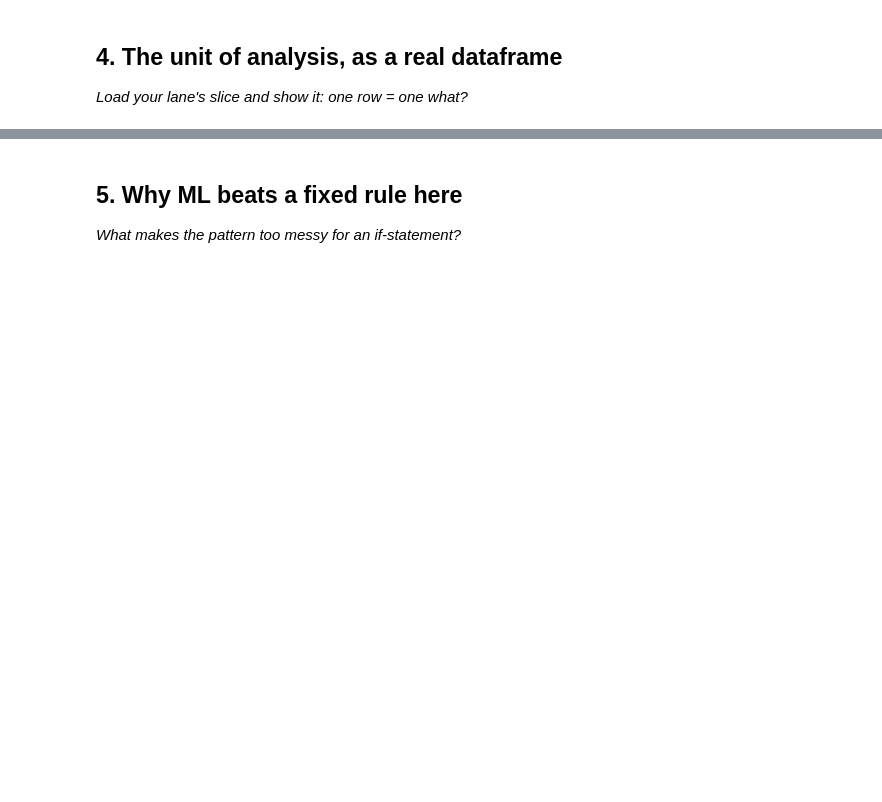
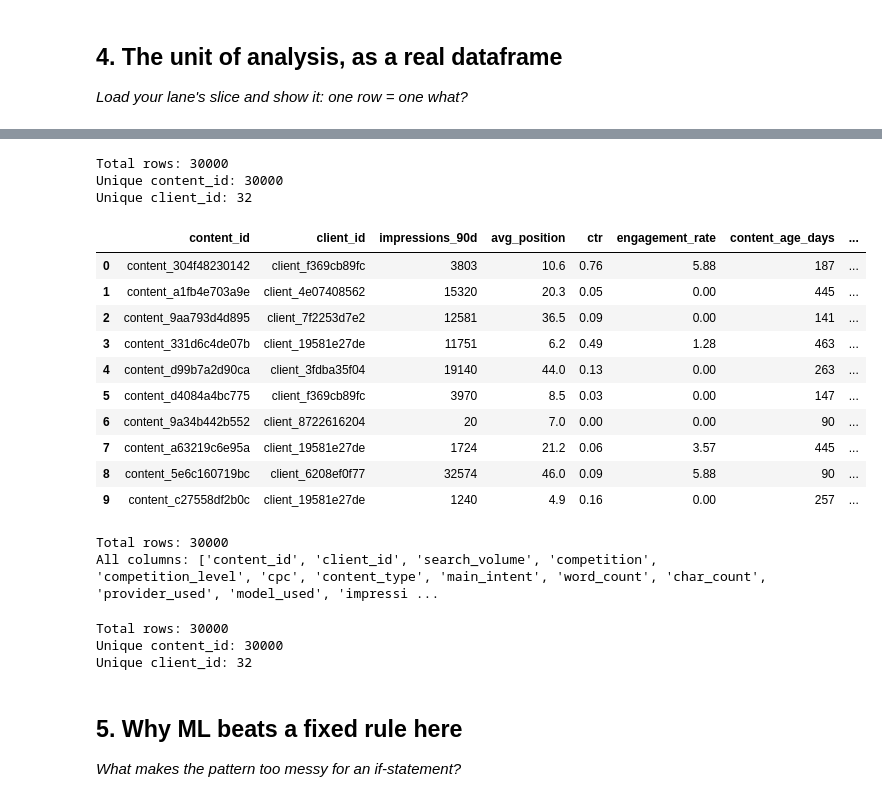
Before and after one commit to KhadijaHussnainMLEngineer/MLPipeline_MachineLearningFlyRankAI, a Jupyter notebook: work/notebooks/w02_ml_task_framing.ipynb, the cells around one changed output, grey strips where cells are left out. Cells and saved outputs as stored; diff of their text form; code cells hidden in the pictures; blank space fills up the shorter version.

```diff
--- a/work/notebooks/w02_ml_task_framing.ipynb
+++ b/work/notebooks/w02_ml_task_framing.ipynb
@@ -121,6 +236,40 @@ Name: count, dtype: int64
 # %%
-# This cell is for CODE (numbers, a query, a check).
-# Write your text answer in the cell ABOVE this one — typing sentences here breaks Run All.
+# Verify the unit of analysis
+print("Total rows:", len(df))
+print("Unique content_id:", df["content_id"].nunique())
+print("Unique client_id:", df["client_id"].nunique())
+
+# Show the actual dataframe as proof
+df[["content_id", "client_id", "impressions_90d", "avg_position", "ctr", "engagement_rate", "content_age_days", "word_count"]].head(10)
+# %% [output]
+Total rows: 30000
+Unique content_id: 30000
+Unique client_id: 32
+|  | content_id | client_id | impressions_90d | avg_position | ctr | engagement_rate | content_age_days | ... |
+| 0 | content_304f48230142 | client_f369cb89fc | 3803 | 10.6 | 0.76 | 5.88 | 187 | ... |
+| 1 | content_a1fb4e703a9e | client_4e07408562 | 15320 | 20.3 | 0.05 | 0.00 | 445 | ... |
+| 2 | content_9aa793d4d895 | client_7f2253d7e2 | 12581 | 36.5 | 0.09 | 0.00 | 141 | ... |
+| 3 | content_331d6c4de07b | client_19581e27de | 11751 | 6.2 | 0.49 | 1.28 | 463 | ... |
+| 4 | content_d99b7a2d90ca | client_3fdba35f04 | 19140 | 44.0 | 0.13 | 0.00 | 263 | ... |
+| 5 | content_d4084a4bc775 | client_f369cb89fc | 3970 | 8.5 | 0.03 | 0.00 | 147 | ... |
+| 6 | content_9a34b442b552 | client_8722616204 | 20 | 7.0 | 0.00 | 0.00 | 90 | ... |
+| 7 | content_a63219c6e95a | client_19581e27de | 1724 | 21.2 | 0.06 | 3.57 | 445 | ... |
+| 8 | content_5e6c160719bc | client_6208ef0f77 | 32574 | 46.0 | 0.09 | 5.88 | 90 | ... |
+| 9 | content_c27558df2b0c | client_19581e27de | 1240 | 4.9 | 0.16 | 0.00 | 257 | ... |
+# %%
+print("Total rows:", len(df))
+print("All columns:", df.columns.tolist())
+# %% [output]
+Total rows: 30000
+All columns: ['content_id', 'client_id', 'search_volume', 'competition', 'competition_level', 'cpc', 'content_type', 'main_intent', 'word_count', 'char_count', 'provider_used', 'model_used', 'impressi ...
+# %%
+print("Total rows:", len(df))
+print("Unique content_id:", df["content_id"].nunique())
+print("Unique client_id:", df["client_id"].nunique())
+# %% [output]
+Total rows: 30000
+Unique content_id: 30000
+Unique client_id: 32
 # %% [markdown]
 ## 5. Why ML beats a fixed rule here
 
```
Also changed, not shown: parts of 8 cells of this notebook.
